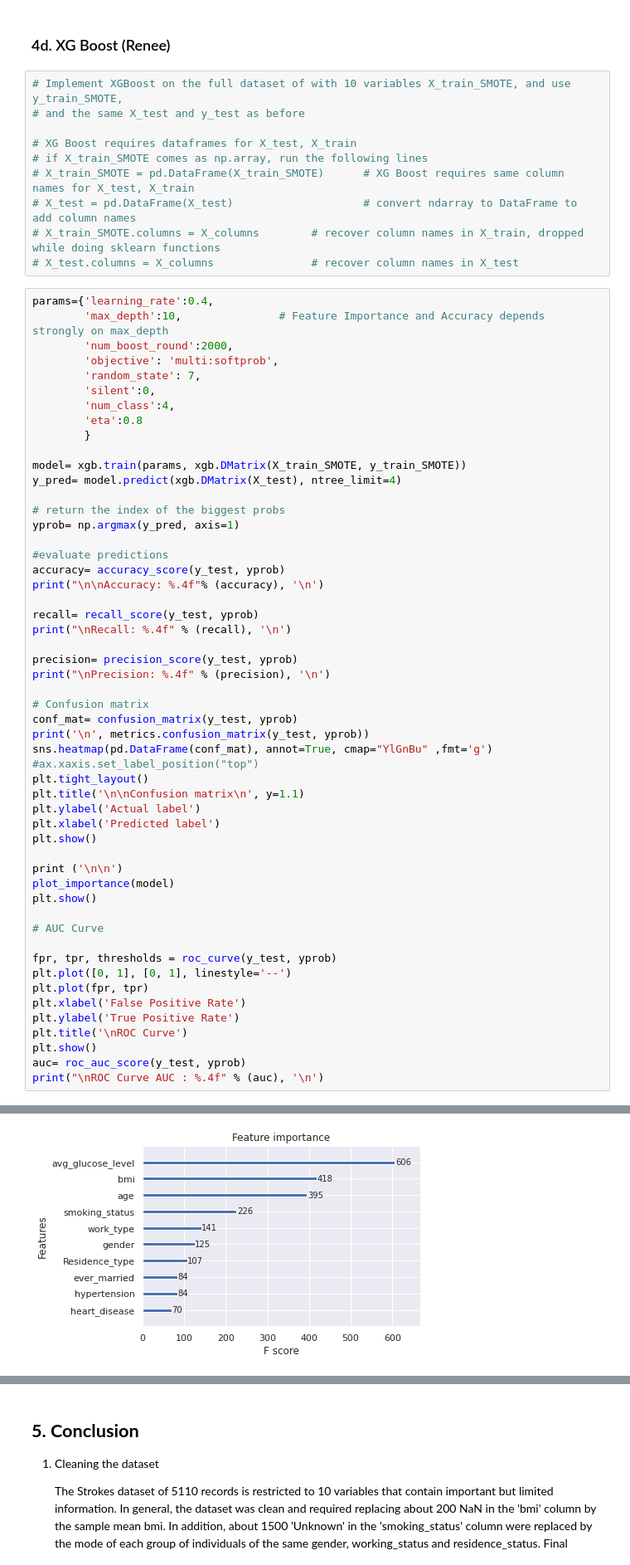
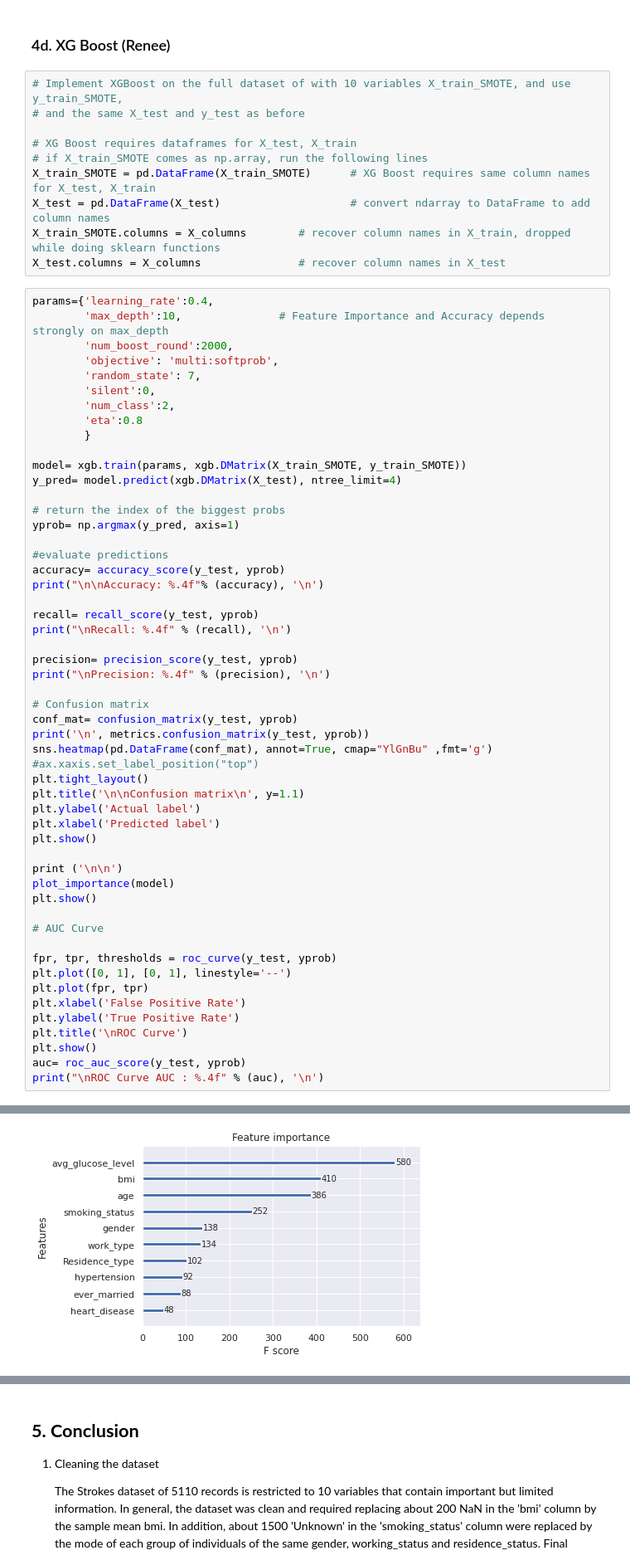
Before and after one commit to raul-miranda/DS-201-Project-1, a Jupyter notebook: D201_Project_2_final.ipynb, the cells around one changed output, grey strips where cells are left out. Shown at 83% size. Cells and saved outputs as stored; diff of their text form.

```diff
--- a/D201_Project_2_final.ipynb
+++ b/D201_Project_2_final.ipynb
@@ -1027,10 +1027,10 @@ weighted avg       0.90      0.94      0.92      1278
 
 # XG Boost requires dataframes for X_test, X_train
 # if X_train_SMOTE comes as np.array, run the following lines
-# X_train_SMOTE = pd.DataFrame(X_train_SMOTE)      # XG Boost requires same column names for X_test, X_train
-# X_test = pd.DataFrame(X_test)                    # convert ndarray to DataFrame to add column names
-# X_train_SMOTE.columns = X_columns        # recover column names in X_train, dropped while doing sklearn functions
-# X_test.columns = X_columns               # recover column names in X_test
+X_train_SMOTE = pd.DataFrame(X_train_SMOTE)      # XG Boost requires same column names for X_test, X_train
+X_test = pd.DataFrame(X_test)                    # convert ndarray to DataFrame to add column names
+X_train_SMOTE.columns = X_columns        # recover column names in X_train, dropped while doing sklearn functions
+X_test.columns = X_columns               # recover column names in X_test
 # %%
 params={'learning_rate':0.4,
         'max_depth':10,               # Feature Importance and Accuracy depends strongly on max_depth
@@ -1038,7 +1038,7 @@ params={'learning_rate':0.4,
         'objective': 'multi:softprob',
         'random_state': 7,
         'silent':0,
-        'num_class':4,
+        'num_class':2,
         'eta':0.8
         }
 
@@ -1099,2 +1099,2 @@ Precision: 0.1379
 [figure]
-[figure, old version]
+[figure, new version]
```
Also changed, not shown: parts of 8 cells of this notebook.
